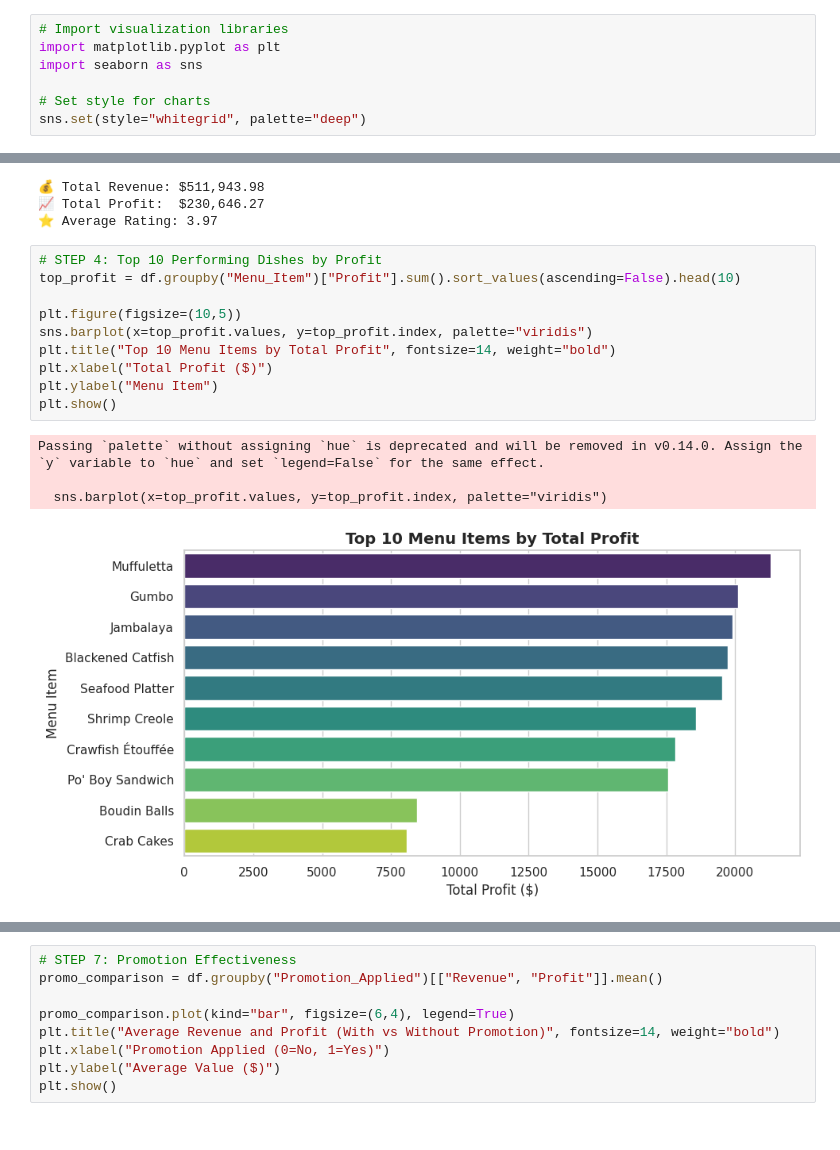
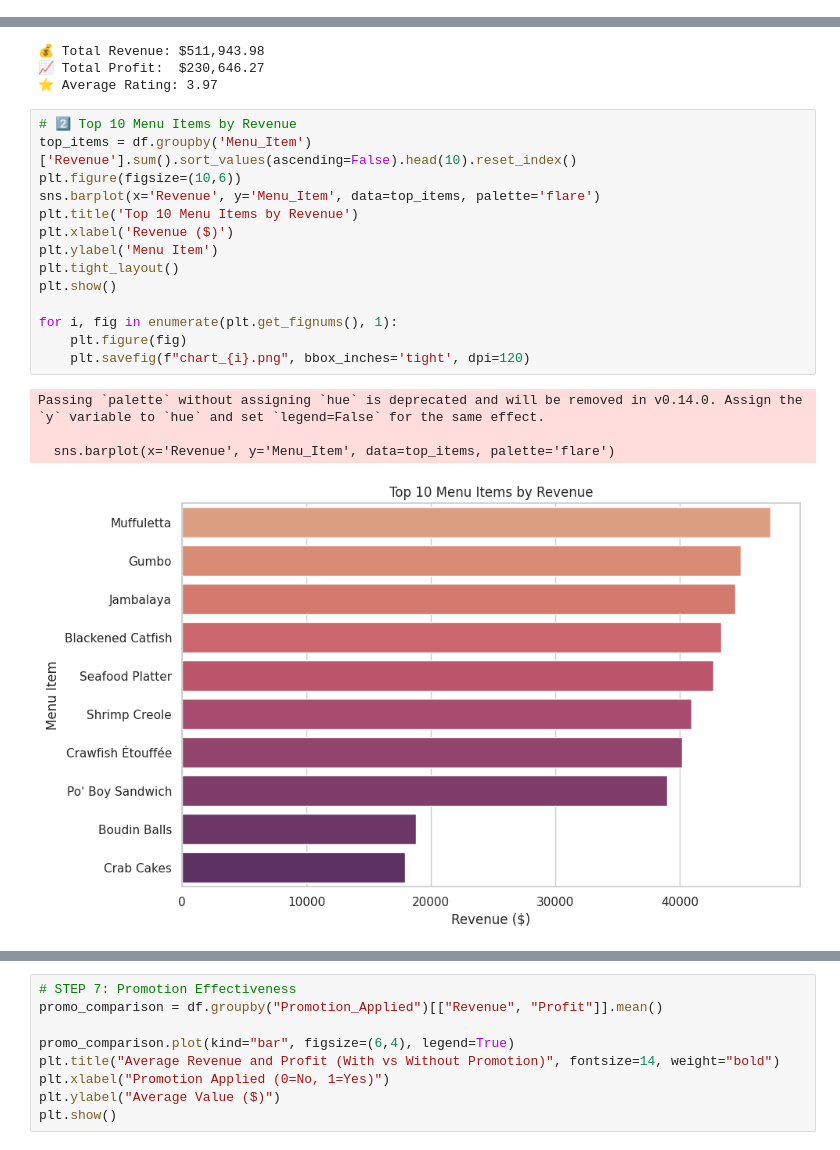
Before and after one commit to LonnieSly/Cajun-Creole-Restaurant-Revenue-Optimization-using-AI-ML, a Jupyter notebook: Smart_Menu_Insights_Cajun_Creole_Edition.ipynb, the cells around one changed output, grey strips where cells are left out. Saved outputs shown, nothing was run; the diff lists cells and outputs as text.

```diff
--- a/Smart_Menu_Insights_Cajun_Creole_Edition.ipynb
+++ b/Smart_Menu_Insights_Cajun_Creole_Edition.ipynb
@@ -292,10 +292,3 @@ Visualize sales, profit, and waste patterns
 Generate quick insights useful for restaurant management decisions
 
 These steps help ensure the data is clean, reliable, and business-ready before applying machine learning models in Phase 3.
-# %%
-# Import visualization libraries
-import matplotlib.pyplot as plt
-import seaborn as sns
-
-# Set style for charts
-sns.set(style="whitegrid", palette="deep")
@@ -405,17 +419,21 @@ print(f"⭐ Average Rating: {avg_rating:.2f}")
 📈 Total Profit:  $230,646.27
 ⭐ Average Rating: 3.97
 # %%
-# STEP 4: Top 10 Performing Dishes by Profit
-top_profit = df.groupby("Menu_Item")["Profit"].sum().sort_values(ascending=False).head(10)
+# 2️⃣ Top 10 Menu Items by Revenue
+top_items = df.groupby('Menu_Item')['Revenue'].sum().sort_values(ascending=False).head(10).reset_index()
+plt.figure(figsize=(10,6))
+sns.barplot(x='Revenue', y='Menu_Item', data=top_items, palette='flare')
+plt.title('Top 10 Menu Items by Revenue')
+plt.xlabel('Revenue ($)')
+plt.ylabel('Menu Item')
+plt.tight_layout()
+plt.show()
 
-plt.figure(figsize=(10,5))
-sns.barplot(x=top_profit.values, y=top_profit.index, palette="viridis")
-plt.title("Top 10 Menu Items by Total Profit", fontsize=14, weight="bold")
-plt.xlabel("Total Profit ($)")
-plt.ylabel("Menu Item")
-plt.show()
+for i, fig in enumerate(plt.get_fignums(), 1):
+    plt.figure(fig)
+    plt.savefig(f"chart_{i}.png", bbox_inches='tight', dpi=120)
 # %% [output]
 Passing `palette` without assigning `hue` is deprecated and will be removed in v0.14.0. Assign the `y` variable to `hue` and set `legend=False` for the same effect.
 
-  sns.barplot(x=top_profit.values, y=top_profit.index, palette="viridis")
+  sns.barplot(x='Revenue', y='Menu_Item', data=top_items, palette='flare')
-[figure, old version]
+[figure, new version]
```
Also changed, not shown: parts of 6 cells of this notebook.
